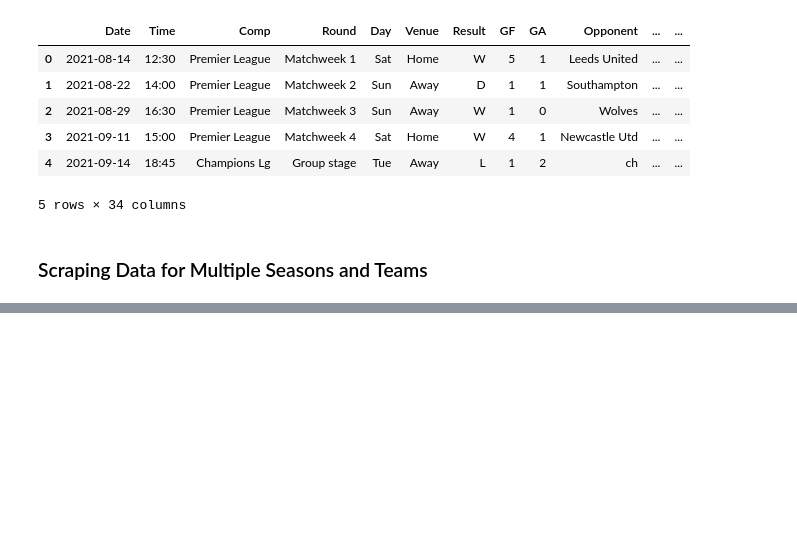
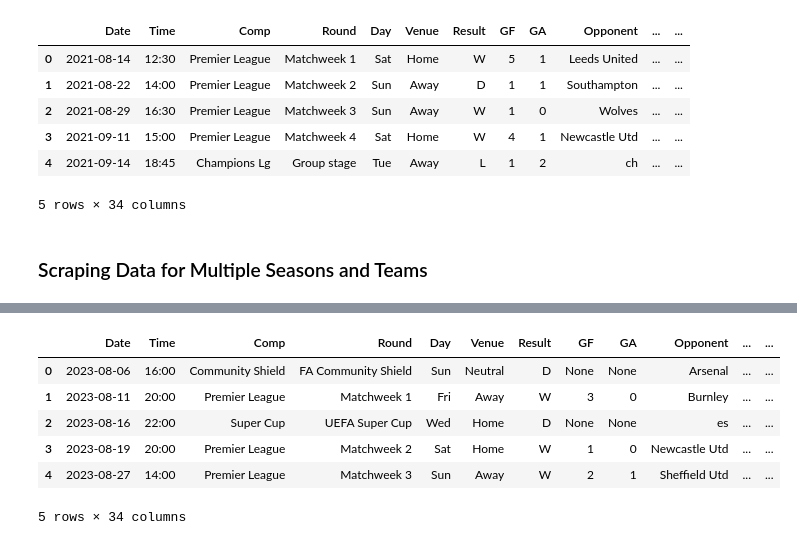
Before and after one commit to antalgergo/Web_Scraping_EPL, a Jupyter notebook: Web_Scraping_EPL.ipynb, the cells around one changed output, grey strips where cells are left out. Drawn from its saved outputs; the diff is of its cells as text; code cells hidden in the pictures; blank space fills up the shorter version.

```diff
--- a/Web_Scraping_EPL.ipynb
+++ b/Web_Scraping_EPL.ipynb
@@ -112,17 +103,18 @@ soup = BeautifulSoup(page.content, 'html.parser')
 mu_stats = soup.find(id="matchlogs_for") # ID of table that contains the "Scores & Fixtures" is "match_for_logs"
 # %%
 # Extracting stats from table called "Scores & Fixtures"
-def extracting_stats(table):
+
+def extract_stats(table):
 
     columns = [] # It will be the column names of the DataFrame.
 
-    for name in mu_stats.find_all("tr")[0]:
+    for name in table.find_all("tr")[0]:
         if name.string != " ": # It stores a space between elements. I will just ommit them.
             columns.append(name.string)
 
     match_stats = []
 
-    for match in mu_stats.find_all("tr")[1:]: # Ommiting the header (first "tr" tag)
+    for match in table.find_all("tr")[1:]: # Ommiting the header (first "tr" tag)
         stats = []
 
         for stat in match:
@@ -137,7 +129,7 @@ def extracting_stats(table):
 # %%
 import pandas as pd
 # %%
-columns, data = extracting_stats(mu_stats)
+columns, data = extract_stats(mu_stats)
 # %%
 mu_table = pd.DataFrame(data=data, columns=columns)
 # %%
@@ -169,8 +161,9 @@ soup = BeautifulSoup(page.content, "html.parser")
 
 shoots_stat_table = soup.find("table", id="matchlogs_for")
 # %%
-def extracting_shooting_stats(table):
-    shooting_stats = [stat for stat in shoots_stat_table.find_all("tr")]
+def extract_shooting_stats(table):
+
+    shooting_stats = [stat for stat in table.find_all("tr")]
 
     columns = []
 
@@ -180,19 +173,19 @@ def extracting_shooting_stats(table):
     data = []
 
     for row in shooting_stats[2:]: # omitting header
-        event_data = [] # storing data from each row and after added to the data list that contains all of them
+        match_data = [] # storing data from each row and after added to the data list that contains all of them
 
         for col in row:
             if col.find("span"): # the time data is inner a "span" tag within "td" tag
-                event_data.append(col.find("span").text)
+                match_data.append(col.find("span").text)
             else:
-                event_data.append(col.string)
+                match_data.append(col.string)
 
-        data.append(event_data)
+        data.append(match_data)
 
     return columns, data
 # %%
-columns, data = extracting_shooting_stats(shoots_stat_table)
+columns, data = extract_shooting_stats(shoots_stat_table)
 # %%
 shoots_table = pd.DataFrame(data=data, columns=columns)
 # %%
@@ -329,0 +363,10 @@ AttributeError: 'NoneType' object has no attribute 'get'
+# %%
+dataframes[0].head()
+# %% [output]
+|  | Date | Time | Comp | Round | Day | Venue | Result | GF | GA | Opponent | ... | ... |
+| 0 | 2023-08-06 | 16:00 | Community Shield | FA Community Shield | Sun | Neutral | D | None | None | Arsenal | ... | ... |
+| 1 | 2023-08-11 | 20:00 | Premier League | Matchweek 1 | Fri | Away | W | 3 | 0 | Burnley | ... | ... |
+| 2 | 2023-08-16 | 22:00 | Super Cup | UEFA Super Cup | Wed | Home | D | None | None | es | ... | ... |
+| 3 | 2023-08-19 | 20:00 | Premier League | Matchweek 2 | Sat | Home | W | 1 | 0 | Newcastle Utd | ... | ... |
+| 4 | 2023-08-27 | 14:00 | Premier League | Matchweek 3 | Sun | Away | W | 2 | 1 | Sheffield Utd | ... | ... |
+5 rows × 34 columns
```
Also changed, not shown: parts of 20 cells of this notebook, 1 other file.
